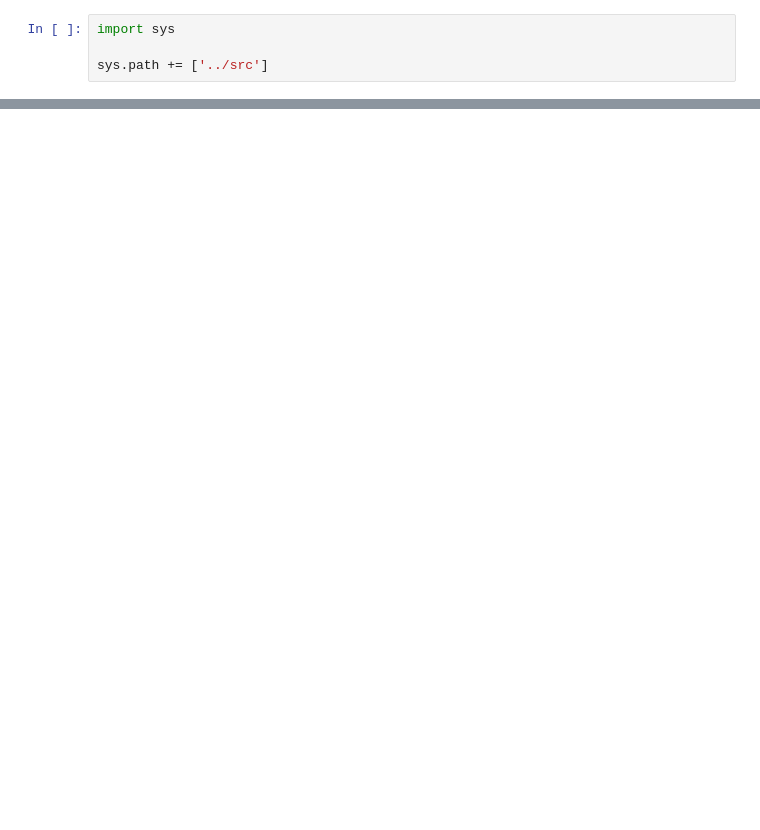
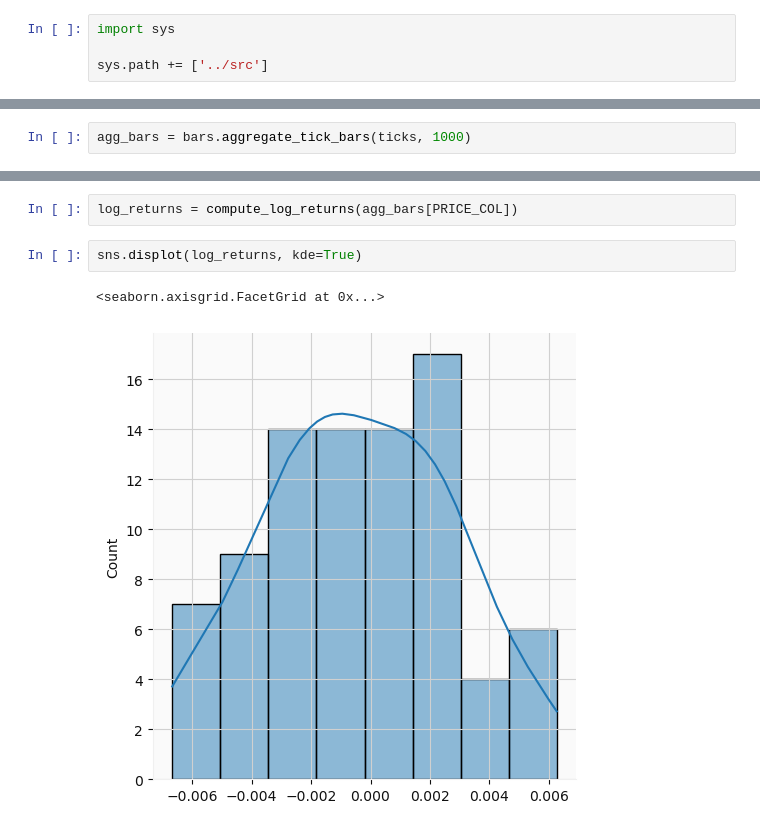
Before and after one commit to ndt93/FinancialML, a Jupyter notebook: notebooks/bars.ipynb, the cells around one changed output, grey strips where cells are left out. Cells and saved outputs as stored; diff of their text form; blank space fills up the shorter version.

```diff
--- a/notebooks/bars.ipynb
+++ b/notebooks/bars.ipynb
@@ -42,0 +89,2 @@ plt.plot(df['price'])
+# %%
+agg_bars = bars.aggregate_tick_bars(ticks, 1000)
@@ -42,0 +95,7 @@ plt.plot(df['price'])
+# %%
+log_returns = compute_log_returns(agg_bars[PRICE_COL])
+# %%
+sns.displot(log_returns, kde=True)
+# %% [output]
+<seaborn.axisgrid.FacetGrid at 0x...>
+[figure, added]
```
Also changed, not shown: parts of 66 cells of this notebook, 3 other files.
